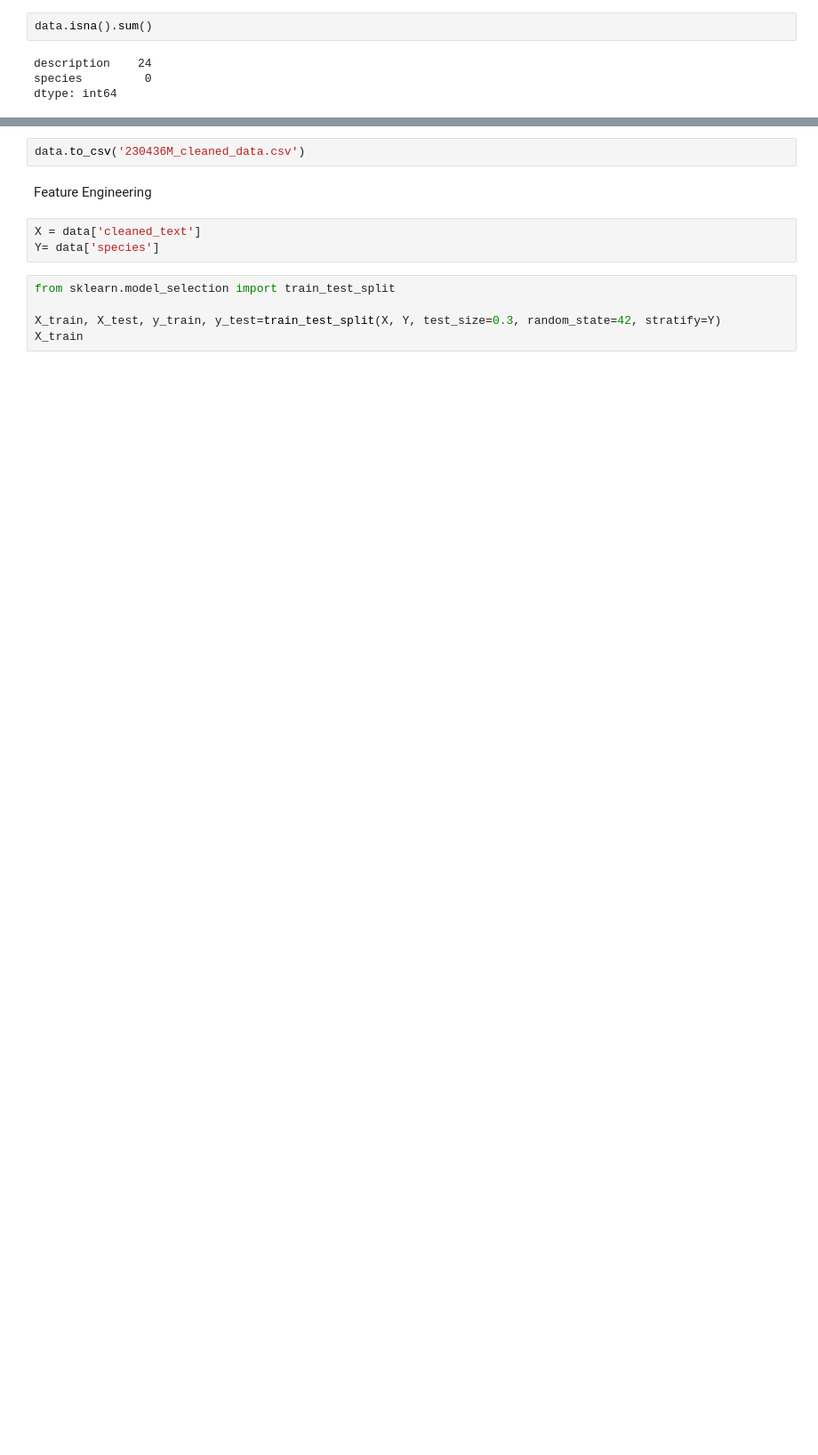
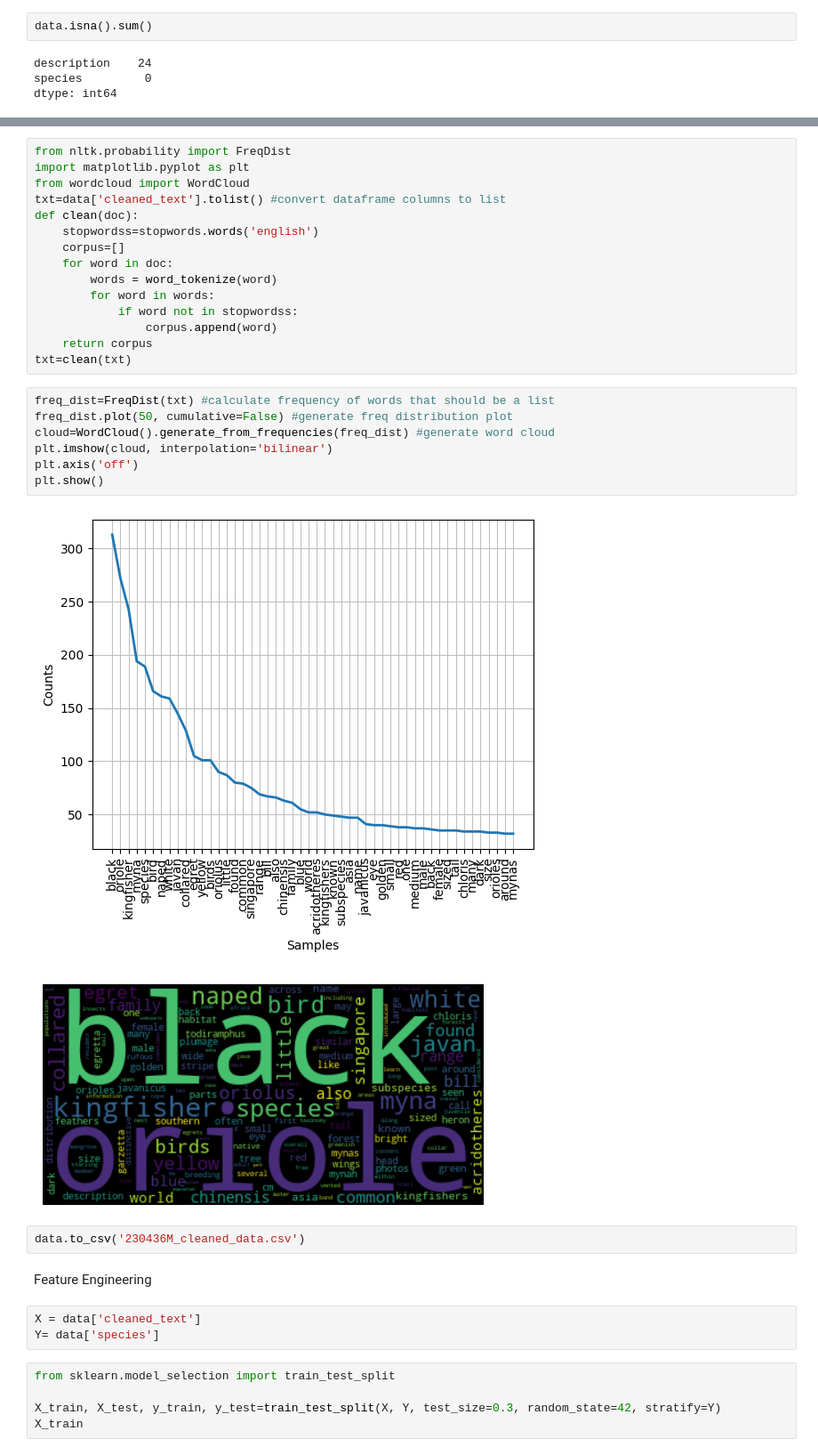
Before and after one commit to wongwenbing/Y2S2, a Jupyter notebook: Natural Language Processing/Assignment/part1.ipynb, the cells around one changed output, grey strips where cells are left out. Shown: that part at 89% size. Drawn from its saved outputs; the diff is of its cells as text; blank space fills up the shorter version.

```diff
--- a/Natural Language Processing/Assignment/part1.ipynb
+++ b/Natural Language Processing/Assignment/part1.ipynb
@@ -151,3 +181,28 @@ data.head()
+# %%
+from nltk.probability import FreqDist
+import matplotlib.pyplot as plt
+from wordcloud import WordCloud
+txt=data['cleaned_text'].tolist() #convert dataframe columns to list
+def clean(doc):
+    stopwordss=stopwords.words('english')
+    corpus=[]
+    for word in doc:
+        words = word_tokenize(word)
+        for word in words:
+            if word not in stopwordss:
+                corpus.append(word)
+    return corpus
+txt=clean(txt)
+# %%
+freq_dist=FreqDist(txt) #calculate frequency of words that should be a list
+freq_dist.plot(50, cumulative=False) #generate freq distribution plot
+cloud=WordCloud().generate_from_frequencies(freq_dist) #generate word cloud
+plt.imshow(cloud, interpolation='bilinear')
+plt.axis('off')
+plt.show()
+# %% [output]
+[figure, added]
+[figure, added]
 # %%
 data.to_csv('230436M_cleaned_data.csv')
 # %% [markdown]
```
Also changed, not shown: parts of 25 cells of this notebook, 6 other files.
